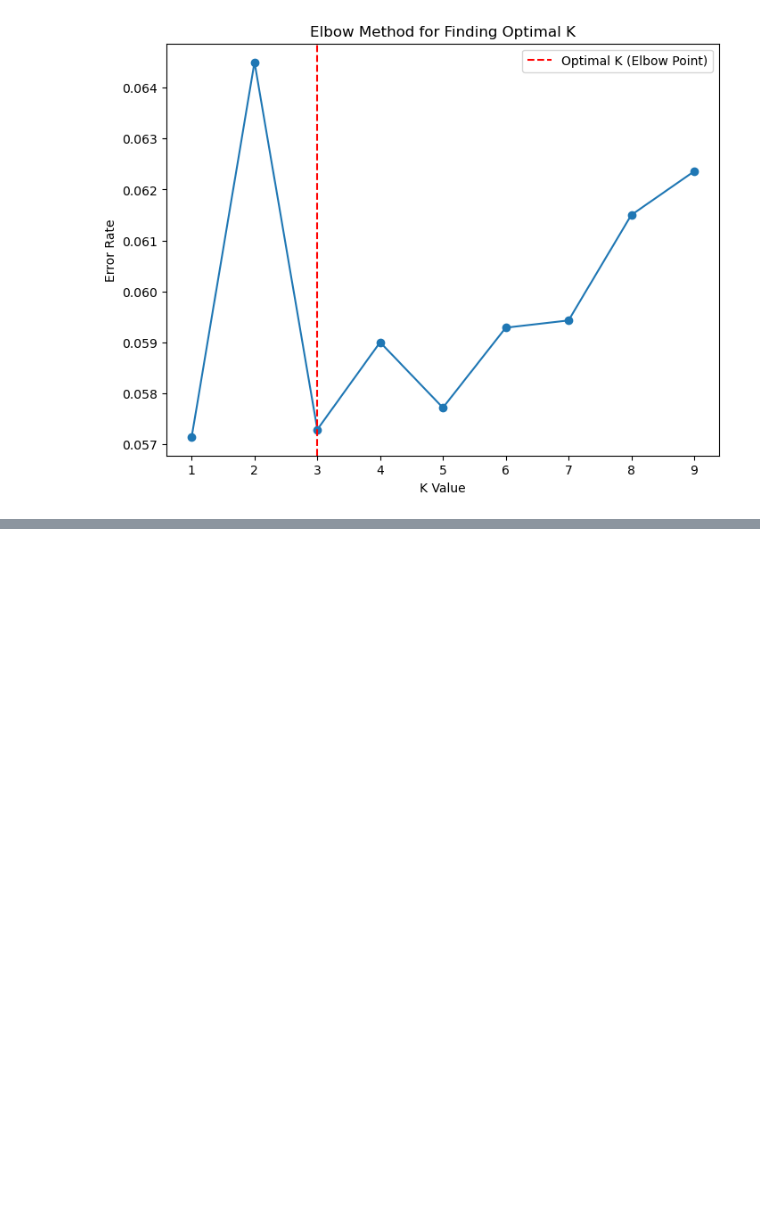
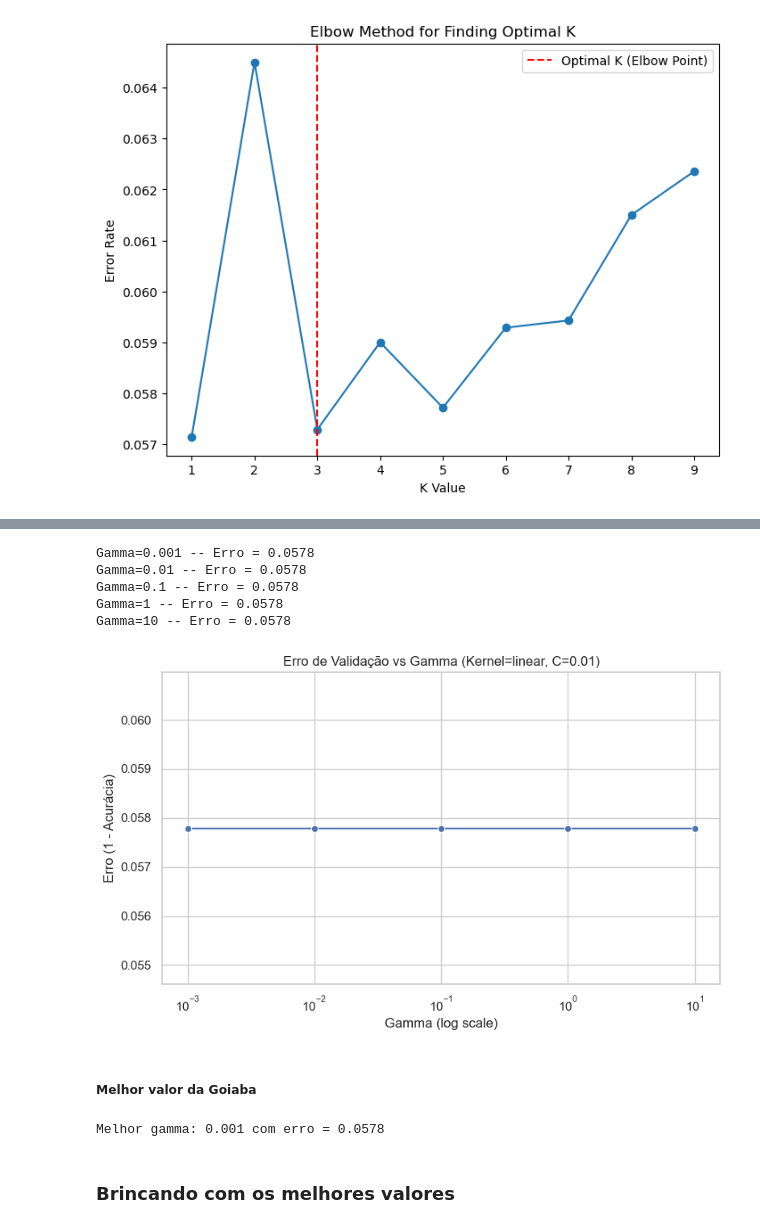
Before and after one commit to Gabp0/computer-vision, a Jupyter notebook: AT4/mnist-classification.ipynb, the cells around one changed output, grey strips where cells are left out. Saved outputs shown, nothing was run; the diff lists cells and outputs as text; code cells hidden in the pictures; blank space fills up the shorter version.

```diff
--- a/AT4/mnist-classification.ipynb
+++ b/AT4/mnist-classification.ipynb
@@ -114,0 +267,38 @@ plt.show()
+# %%
+gammas = [0.001, 0.01, 0.1, 1, 10]
+errors_gamma = []
+
+for gamma in gammas:
+    model = SVC(kernel=best_kernel, C=best_c, gamma=gamma)
+    model.fit(train_images_scaled, train_labels)
+    pred_labels = model.predict(val_images_scaled)
+    error_score = 1 - accuracy_score(val_labels, pred_labels)
+    errors_gamma.append(error_score)
+    print(f"Gamma={gamma} -- Erro = {error_score:.4f}")
+
+sns.set(style="whitegrid")
+plt.figure(figsize=(8, 5))
+sns.lineplot(x=gammas, y=errors_gamma, marker='o')
+plt.xscale('log')
+plt.xlabel('Gamma (log scale)')
+plt.ylabel('Erro (1 - Acurácia)')
+plt.title(f'Erro de Validação vs Gamma (Kernel={best_kernel}, C={best_c})')
+plt.tight_layout()
+plt.show()
+# %% [output]
+Gamma=0.001 -- Erro = 0.0578
+Gamma=0.01 -- Erro = 0.0578
+Gamma=0.1 -- Erro = 0.0578
+Gamma=1 -- Erro = 0.0578
+Gamma=10 -- Erro = 0.0578
+[figure, added]
+# %% [markdown]
+##### Melhor valor da Goiaba
+# %%
+best_index_gamma = np.argmin(errors_gamma)
+best_gamma = gammas[best_index_gamma]
+print(f"\nMelhor gamma: {best_gamma} com erro = {errors_gamma[best_index_gamma]:.4f}")
+# %% [output]
+Melhor gamma: 0.001 com erro = 0.0578
+# %% [markdown]
+### Brincando com os melhores valores
```
Also changed, not shown: parts of 21 cells of this notebook, 1 other file.
